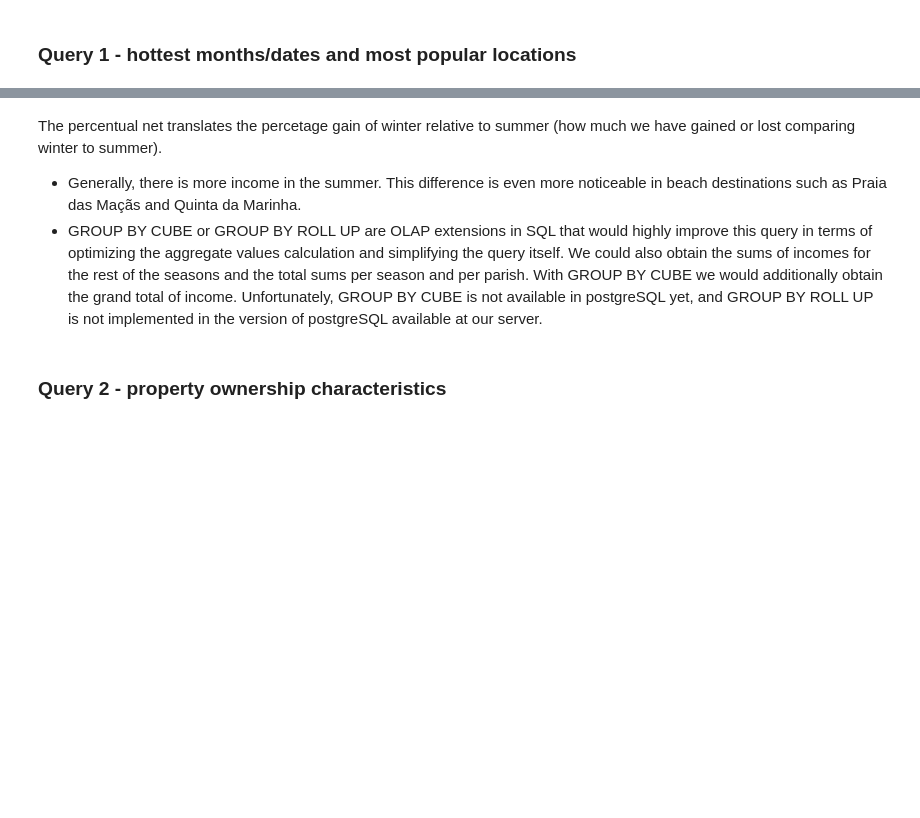
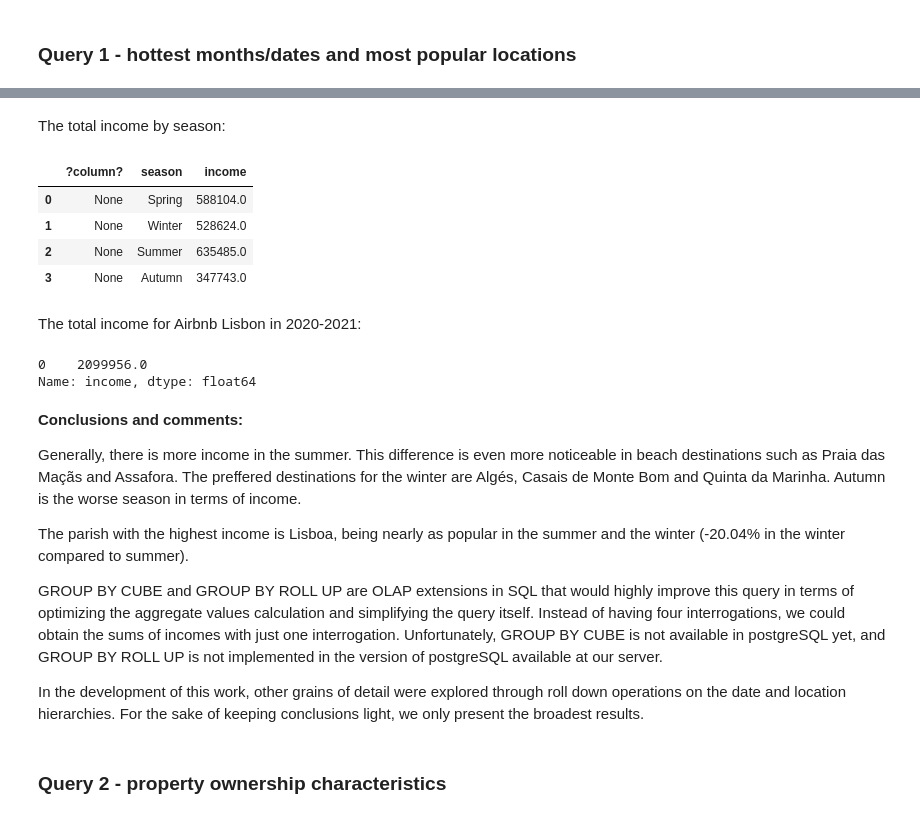
Before and after one commit to beatriz-lima/TPD-Airbnb-Data, a Jupyter notebook: Notebooks/TPD_PhaseIII_012.ipynb, the cells around one changed output, grey strips where cells are left out. Cells and saved outputs as stored; diff of their text form; code cells hidden in the pictures; blank space fills up the shorter version.

```diff
--- a/Notebooks/TPD_PhaseIII_012.ipynb
+++ b/Notebooks/TPD_PhaseIII_012.ipynb
@@ -153,8 +210,30 @@ df_merge_q1
+# %% [markdown]
+The total income by season:
+# %%
+total_season
+# %% [output]
+|  | ?column? | season | income |
+| 0 | None | Spring | 588104.0 |
+| 1 | None | Winter | 528624.0 |
+| 2 | None | Summer | 635485.0 |
+| 3 | None | Autumn | 347743.0 |
+# %% [markdown]
+The total income for Airbnb Lisbon in 2020-2021:
+# %%
+total_total['income']
+# %% [output]
+0    2099956.0
+Name: income, dtype: float64
 # %% [markdown]
-The percentual net translates the percetage gain of winter relative to summer (how much we have gained or lost comparing winter to summer).
+**Conclusions and comments:**
 
-- Generally, there is more income in the summer. This difference is even more noticeable in beach destinations such as Praia das Maçãs and Quinta da Marinha.
-- GROUP BY CUBE or GROUP BY ROLL UP are OLAP extensions in SQL that would highly improve this query in terms of optimizing the aggregate values calculation and simplifying the query itself. We could also obtain the sums of incomes for the rest of the seasons and the total sums per season and per parish. With GROUP BY CUBE we would additionally obtain the grand total of income. Unfortunately, GROUP BY CUBE is not available in postgreSQL yet, and GROUP BY ROLL UP is not implemented in the version of postgreSQL available at our server.
+Generally, there is more income in the summer. This difference is even more noticeable in beach destinations such as Praia das Maçãs and Assafora. The preffered destinations for the winter are Algés, Casais de Monte Bom and Quinta da Marinha. Autumn is the worse season in terms of income.
+
+The parish with the highest income is Lisboa, being nearly as popular in the summer and the winter (-20.04% in the winter compared to summer).
+
+GROUP BY CUBE and GROUP BY ROLL UP are OLAP extensions in SQL that would highly improve this query in terms of optimizing the aggregate values calculation and simplifying the query itself. Instead of having four interrogations, we could obtain the sums of incomes with just one interrogation. Unfortunately, GROUP BY CUBE is not available in postgreSQL yet, and GROUP BY ROLL UP is not implemented in the version of postgreSQL available at our server.
+
+In the development of this work, other grains of detail were explored through roll down operations on the date and location hierarchies. For the sake of keeping conclusions light, we only present the broadest results.
 # %% [markdown]
 ### Query 2 - property ownership characteristics
 # %%
```
Also changed, not shown: parts of 25 cells of this notebook.
